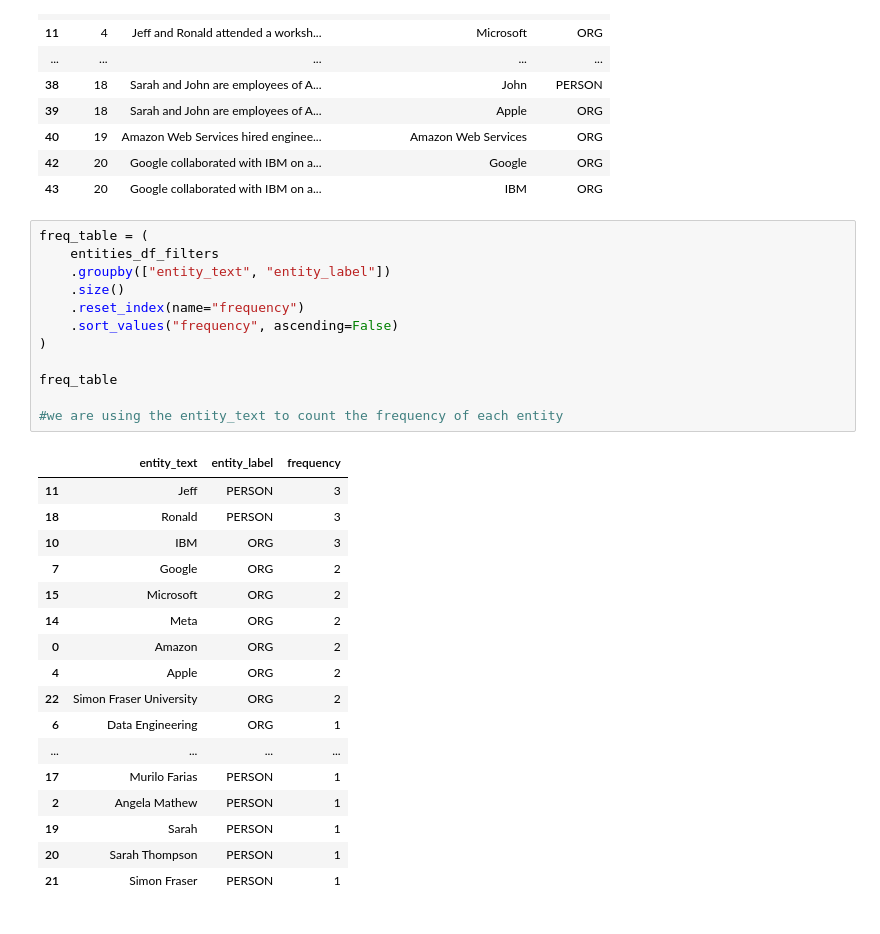
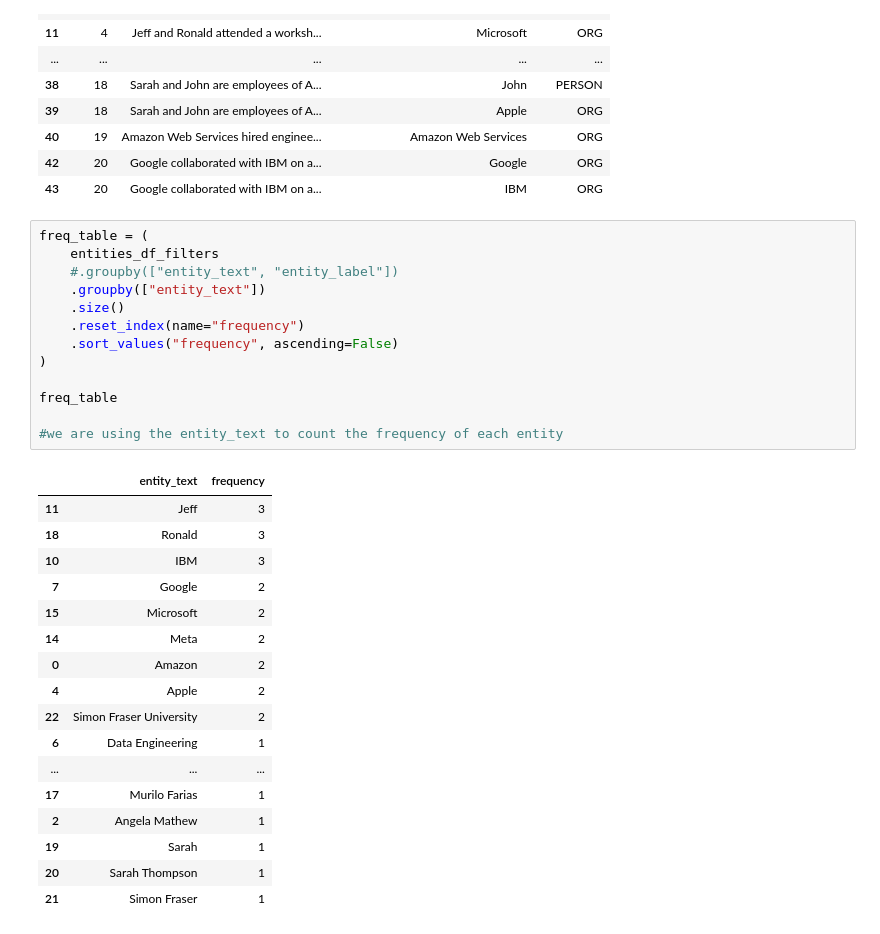
Before and after one commit to murilofarias10/Python, a Jupyter notebook: CLASSE_DEA113/exercise_.ipynb, the cells around one changed output. Drawn from its saved outputs; the diff is of its cells as text.

Commit message:
changing the group only to consider entity text instead of both of them

```diff
--- a/CLASSE_DEA113/exercise_.ipynb
+++ b/CLASSE_DEA113/exercise_.ipynb
@@ -98,33 +98,34 @@ entities_df_filters
 # %%
 freq_table = (
     entities_df_filters
-    .groupby(["entity_text", "entity_label"])
+    #.groupby(["entity_text", "entity_label"])
+    .groupby(["entity_text"])
     .size()
     .reset_index(name="frequency")
     .sort_values("frequency", ascending=False)
 )
 
 freq_table
 
 #we are using the entity_text to count the frequency of each entity
 # %% [output]
-|  | entity_text | entity_label | frequency |
-| 11 | Jeff | PERSON | 3 |
-| 18 | Ronald | PERSON | 3 |
-| 10 | IBM | ORG | 3 |
-| 7 | Google | ORG | 2 |
-| 15 | Microsoft | ORG | 2 |
-| 14 | Meta | ORG | 2 |
-| 0 | Amazon | ORG | 2 |
-| 4 | Apple | ORG | 2 |
-| 22 | Simon Fraser University | ORG | 2 |
-| 6 | Data Engineering | ORG | 1 |
-| ... | ... | ... | ... |
-| 17 | Murilo Farias | PERSON | 1 |
-| 2 | Angela Mathew | PERSON | 1 |
-| 19 | Sarah | PERSON | 1 |
-| 20 | Sarah Thompson | PERSON | 1 |
-| 21 | Simon Fraser | PERSON | 1 |
+|  | entity_text | frequency |
+| 11 | Jeff | 3 |
+| 18 | Ronald | 3 |
+| 10 | IBM | 3 |
+| 7 | Google | 2 |
+| 15 | Microsoft | 2 |
+| 14 | Meta | 2 |
+| 0 | Amazon | 2 |
+| 4 | Apple | 2 |
+| 22 | Simon Fraser University | 2 |
+| 6 | Data Engineering | 1 |
+| ... | ... | ... |
+| 17 | Murilo Farias | 1 |
+| 2 | Angela Mathew | 1 |
+| 19 | Sarah | 1 |
+| 20 | Sarah Thompson | 1 |
+| 21 | Simon Fraser | 1 |
 # %%
 top_10 = freq_table.nlargest(10, "frequency")
 top_10
```
Also changed, not shown: parts of 1 cell of this notebook.
